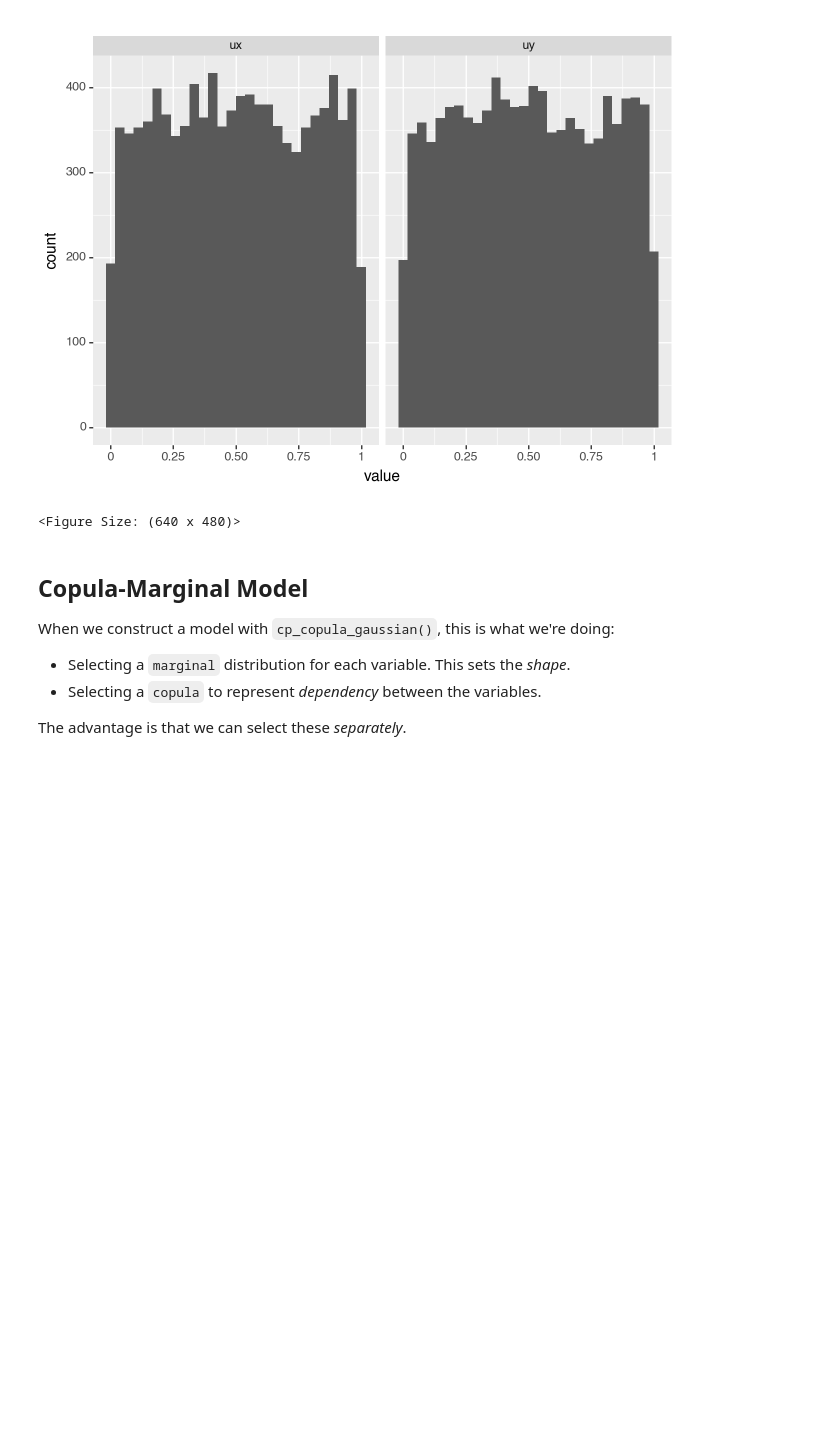
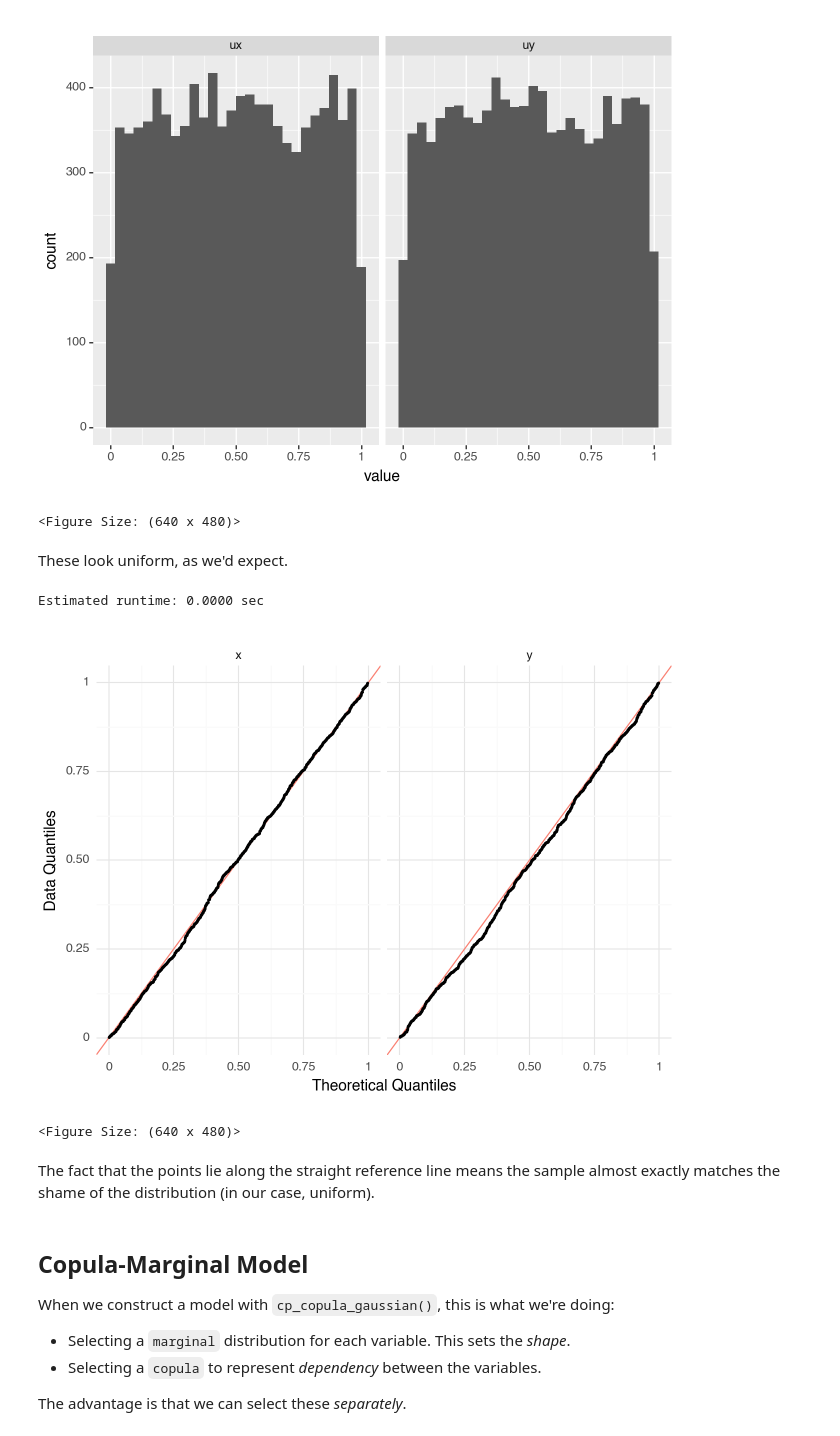
Before and after one commit to zdelrosario/pdo-notes, a Jupyter notebook: 2026/day21.ipynb, the cells around one changed output. Saved outputs shown, nothing was run; the diff lists cells and outputs as text; code cells hidden in the pictures; blank space fills up the shorter version.

```diff
--- a/2026/day21.ipynb
+++ b/2026/day21.ipynb
@@ -94,6 +87,45 @@ Notice that both variables ux, uy run from [0, 1]
 Estimated runtime: 0.0000 sec
 [figure]
 <Figure Size: (640 x 480)>
+# %% [markdown]
+These look uniform, as we'd expect.
+# %%
+(
+    md_gauss
+    >> gr.ev_sample(df_det="nom", skip=True, n=1000)
+    # Apply marginal CDFs
+    >> gr.tf_mutate(
+        ux=md_gauss.density.marginals["x"].p(DF.x),
+        uy=md_gauss.density.marginals["y"].p(DF.y),
+    )
+    # Compute QQ plot data
+    >> gr.tf_mutate(
+        zx=gr.qqvals(DF.ux, "uniform"),
+        zy=gr.qqvals(DF.uy, "uniform"),
+    )
+    >> gr.tf_select("ux", "uy", "zx", "zy")
+    >> gr.tf_pivot_longer(
+        columns=["ux", "uy", "zx", "zy"],
+        names_pattern=r"(\w)(\w)",
+        names_to=[".value", "var"]
+    )
+
+    >> gr.ggplot(gr.aes("z", "u"))
+    + gr.geom_abline(slope=1, intercept=0, color="salmon")
+    + gr.geom_point(size=0.2)
+    + gr.facet_wrap("var")
+    + gr.theme_minimal()
+    + gr.labs(
+        x="Theoretical Quantiles",
+        y="Data Quantiles",
+    )
+)
+# %% [output]
+Estimated runtime: 0.0000 sec
+[figure, added]
+<Figure Size: (640 x 480)>
+# %% [markdown]
+The fact that the points lie along the straight reference line means the sample almost exactly matches the shame of the distribution (in our case, uniform).
 # %% [markdown]
 ## Copula-Marginal Model
 
```
Also changed, not shown: parts of 2 cells of this notebook.
